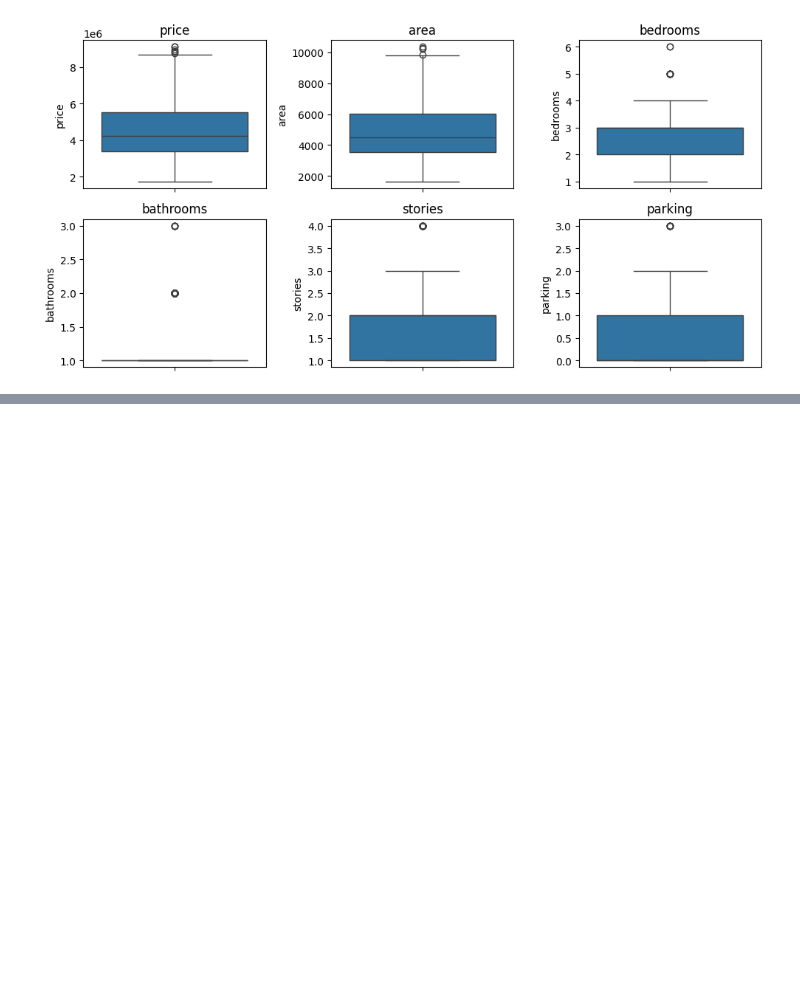
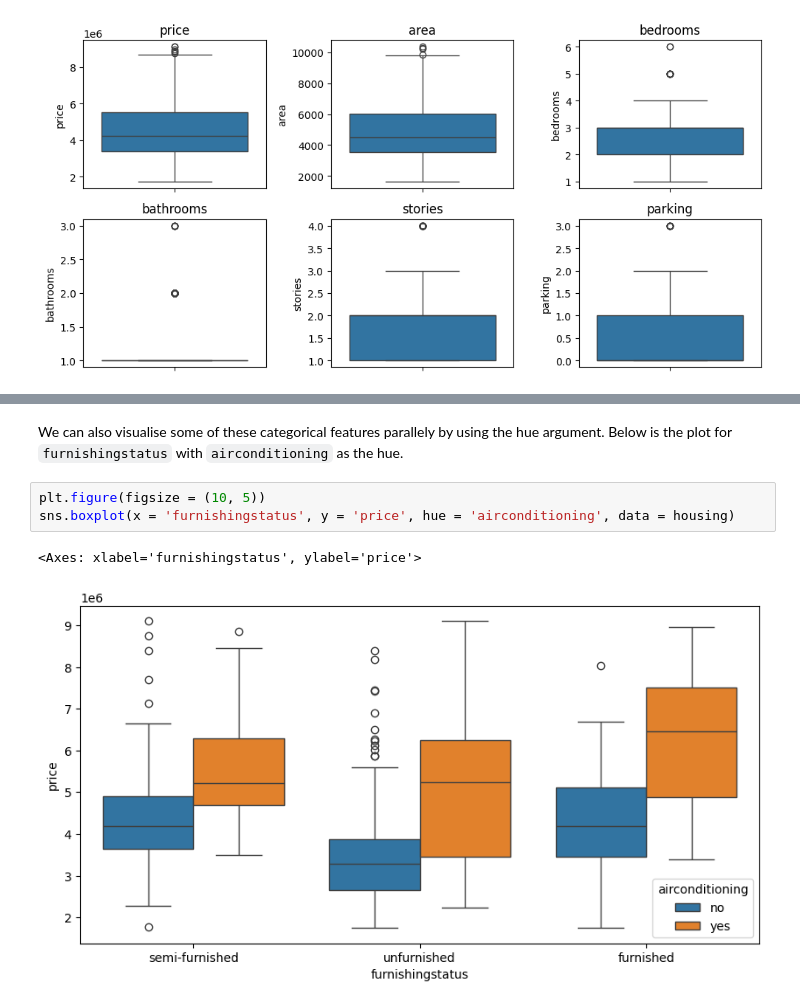
Before and after one commit to nagrohan579/house_price_prediction_linear_regression_model, a Jupyter notebook: house_price_prediction_linear_regression_model.ipynb, the cells around one changed output, grey strips where cells are left out. Saved outputs shown, nothing was run; the diff lists cells and outputs as text; blank space fills up the shorter version.

```diff
--- a/house_price_prediction_linear_regression_model.ipynb
+++ b/house_price_prediction_linear_regression_model.ipynb
@@ -155,0 +184,8 @@ plt.tight_layout()
+# %% [markdown]
+We can also visualise some of these categorical features parallely by using the hue argument. Below is the plot for `furnishingstatus` with `airconditioning` as the hue.
+# %%
+plt.figure(figsize = (10, 5))
+sns.boxplot(x = 'furnishingstatus', y = 'price', hue = 'airconditioning', data = housing)
+# %% [output]
+<Axes: xlabel='furnishingstatus', ylabel='price'>
+[figure, added]
```
Also changed, not shown: parts of 5 cells of this notebook.
